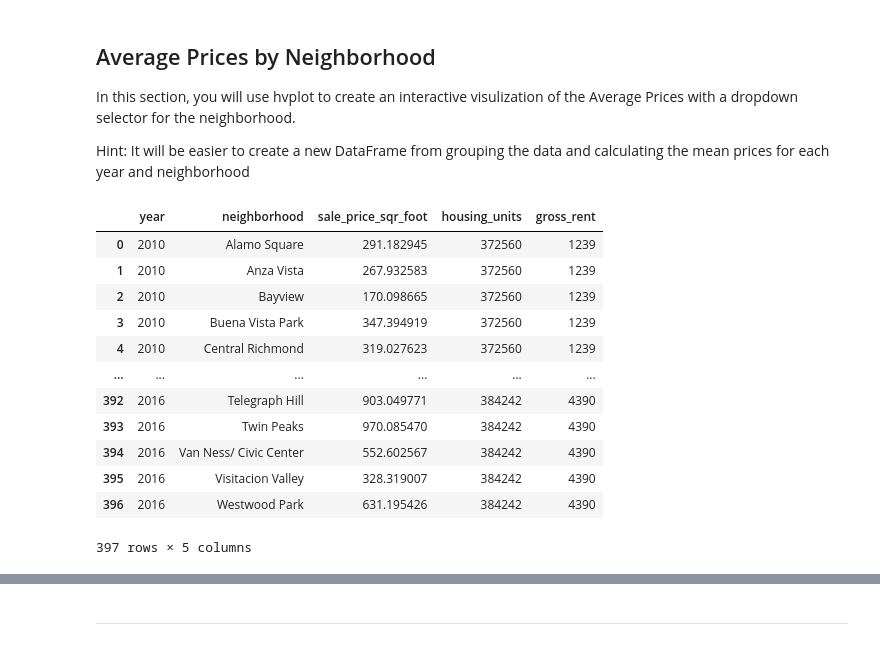
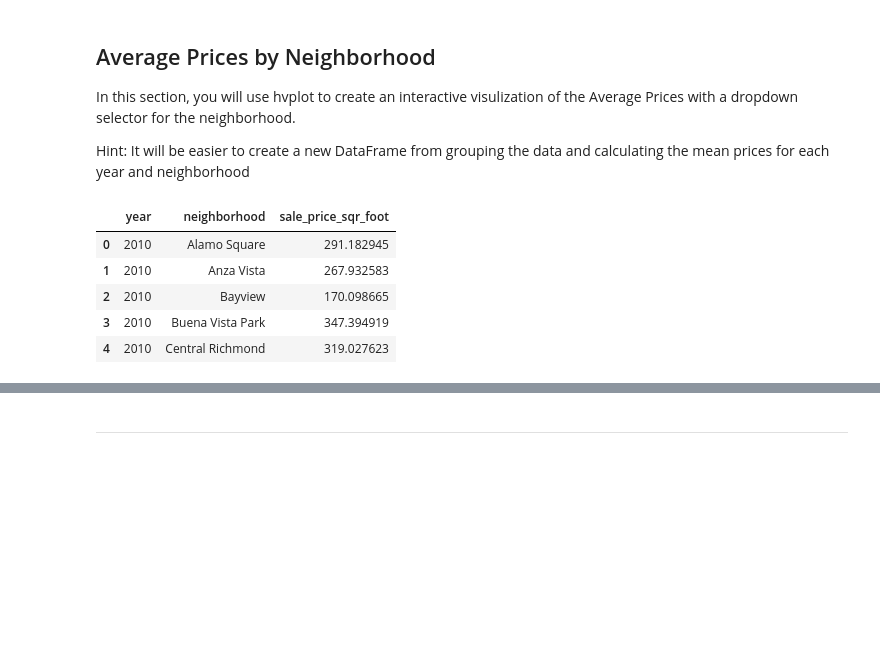
Before and after one commit to jackfazzone/HW_6, a Jupyter notebook: Starter_Code/rental_analysis.ipynb, the cells around one changed output, grey strips where cells are left out. Saved outputs shown, nothing was run; the diff lists cells and outputs as text; code cells hidden in the pictures; blank space fills up the shorter version.

Commit message:
grouped dataframe correction

```diff
--- a/Starter_Code/rental_analysis.ipynb
+++ b/Starter_Code/rental_analysis.ipynb
@@ -108,21 +111,20 @@ In this section, you will use hvplot to create an interactive visulization of th
 Hint: It will be easier to create a new DataFrame from grouping the data and calculating the mean prices for each year and neighborhood
 # %%
 # Group by year and neighborhood and then create a new dataframe of the mean values
-sfo_data.drop(columns="index")
+sfo_data_df = (
+    sfo_data[['neighborhood','sale_price_sqr_foot']]
+    .groupby(['year','neighborhood'])
+    .mean()
+    .reset_index()
+)
+sfo_data_df.head()
 # %% [output]
-|  | year | neighborhood | sale_price_sqr_foot | housing_units | gross_rent |
-| 0 | 2010 | Alamo Square | 291.182945 | 372560 | 1239 |
-| 1 | 2010 | Anza Vista | 267.932583 | 372560 | 1239 |
-| 2 | 2010 | Bayview | 170.098665 | 372560 | 1239 |
-| 3 | 2010 | Buena Vista Park | 347.394919 | 372560 | 1239 |
-| 4 | 2010 | Central Richmond | 319.027623 | 372560 | 1239 |
-| ... | ... | ... | ... | ... | ... |
-| 392 | 2016 | Telegraph Hill | 903.049771 | 384242 | 4390 |
-| 393 | 2016 | Twin Peaks | 970.085470 | 384242 | 4390 |
-| 394 | 2016 | Van Ness/ Civic Center | 552.602567 | 384242 | 4390 |
-| 395 | 2016 | Visitacion Valley | 328.319007 | 384242 | 4390 |
-| 396 | 2016 | Westwood Park | 631.195426 | 384242 | 4390 |
+|  | year | neighborhood | sale_price_sqr_foot |
+| 0 | 2010 | Alamo Square | 291.182945 |
+| 1 | 2010 | Anza Vista | 267.932583 |
+| 2 | 2010 | Bayview | 170.098665 |
+| 3 | 2010 | Buena Vista Park | 347.394919 |
+| 4 | 2010 | Central Richmond | 319.027623 |
-397 rows × 5 columns
 # %%
 # Use hvplot to create an interactive line chart of the average price per sq ft.
 # The plot should have a dropdown selector for the neighborhood
```
Also changed, not shown: parts of 2 cells of this notebook.
